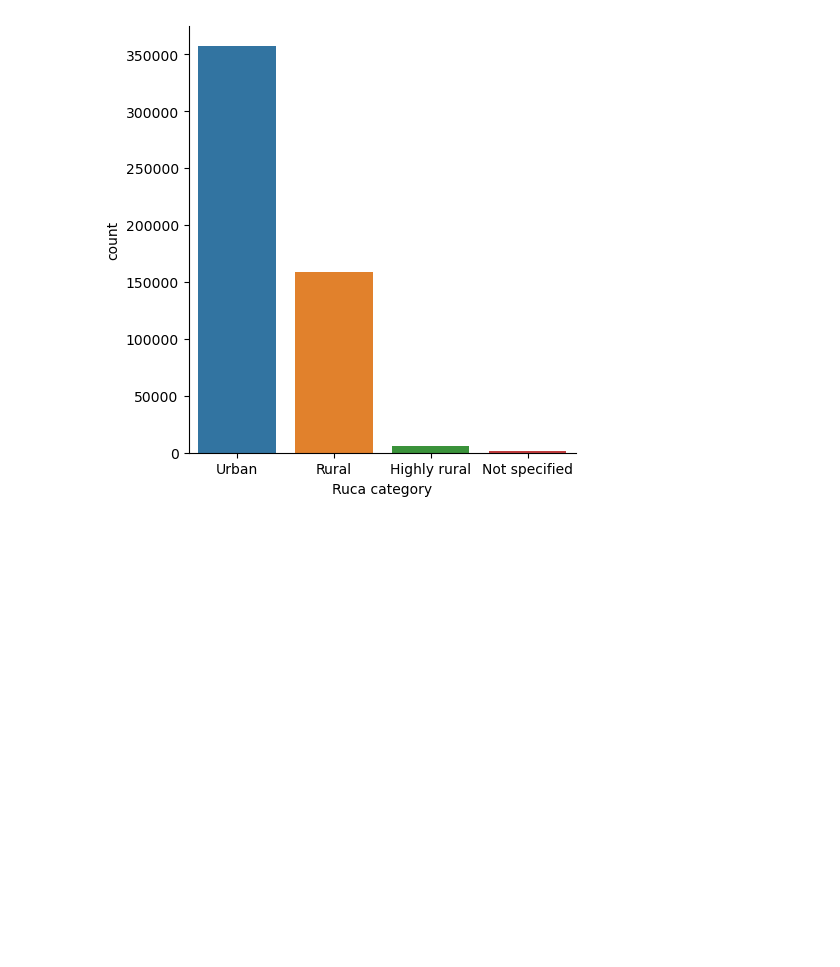
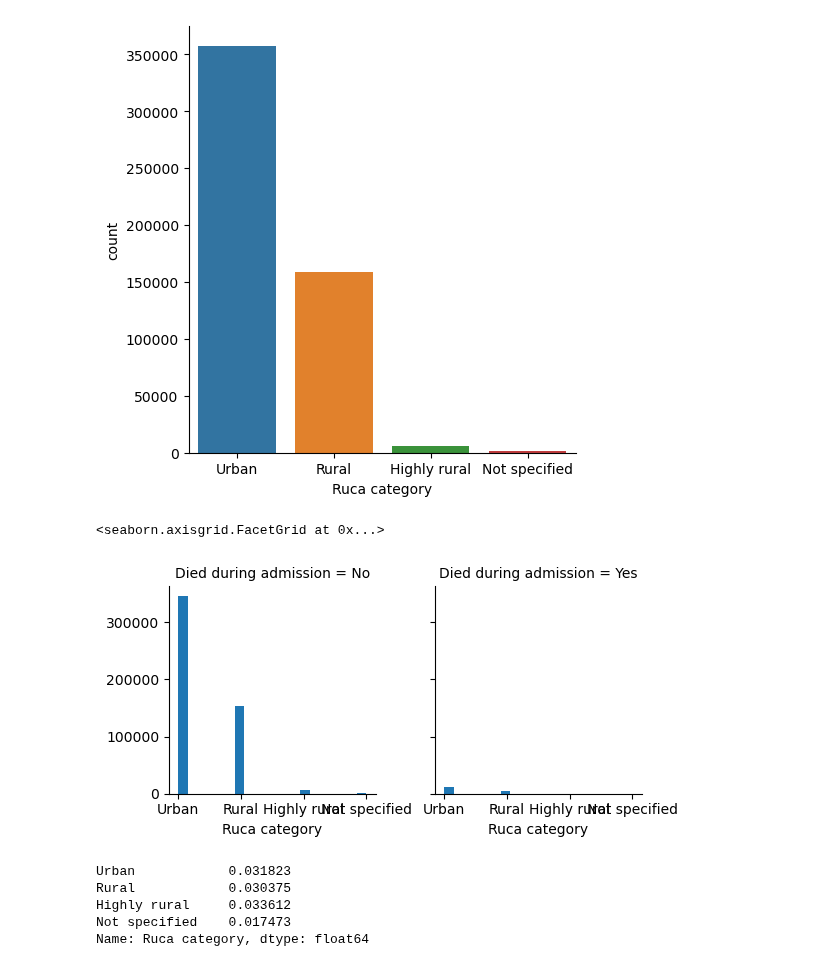
Before and after one commit to SpassMed-Projects/FDA, a Jupyter notebook: src/data/inpatient_demo_event_explore.ipynb, the cells around one changed output. Drawn from its saved outputs; the diff is of its cells as text; code cells hidden in the pictures; blank space fills up the shorter version.

```diff
--- a/src/data/inpatient_demo_event_explore.ipynb
+++ b/src/data/inpatient_demo_event_explore.ipynb
@@ -40,0 +66,2 @@ age_mortality.map(plt.hist, 'Age at admission', bins=20)
+# %%
+inpatient_demographics_event['Serviceconnectedflag'] = inpatient_demographics_event['Serviceconnectedflag'].fillna('unknow')
@@ -68,3 +102,17 @@ sns.catplot(data=inpatient_demographics_event, x='Ruca category', kind="count",
 # %% [output]
 <seaborn.axisgrid.FacetGrid at 0x...>
 [figure]
+# %%
+age_mortality = sns.FacetGrid(inpatient_demographics_event, col='Died during admission')
+age_mortality.map(plt.hist, 'Ruca category', bins=20)
+# %% [output]
+<seaborn.axisgrid.FacetGrid at 0x...>
+[figure, added]
+# %%
+inpatient_demographics_event[inpatient_demographics_event['Died during admission'] == 'Yes']['Ruca category'].value_counts() / inpatient_demographics_event['Ruca category'].value_counts()
+# %% [output]
+Urban            0.031823
+Rural            0.030375
+Highly rural     0.033612
+Not specified    0.017473
+Name: Ruca category, dtype: float64
```
Also changed, not shown: parts of 16 cells of this notebook.
